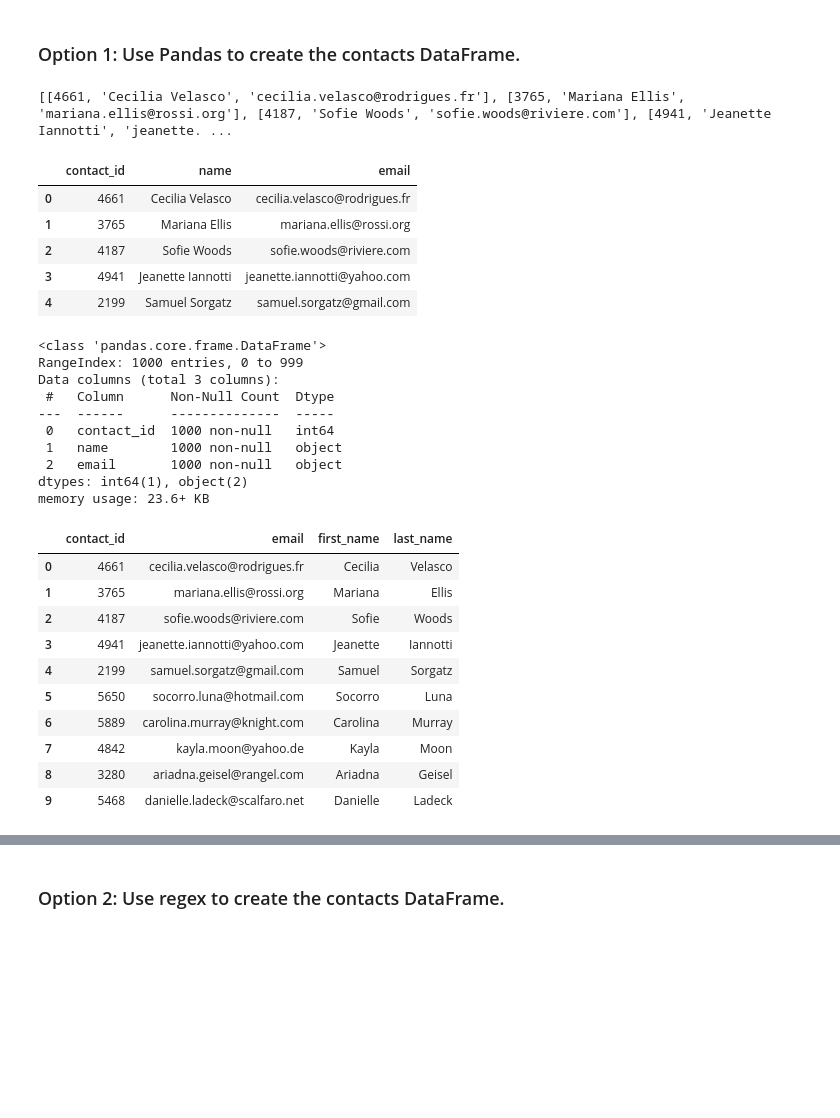
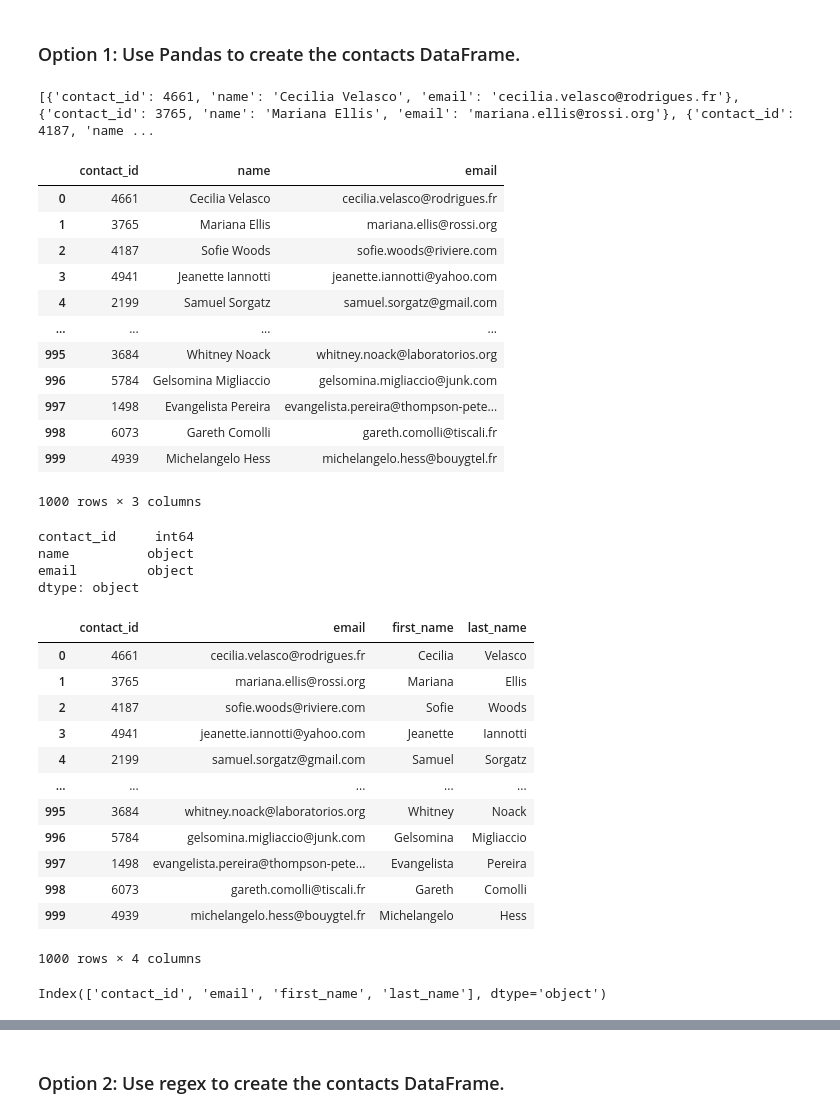
Before and after one commit to Gorbulin1989/Crowdfunding_ETL, a Jupyter notebook: ETL_Mini_Project_AGorbulin.ipynb, the cells around one changed output, grey strips where cells are left out. Cells and saved outputs as stored; diff of their text form; code cells hidden in the pictures; blank space fills up the shorter version.

```diff
--- a/ETL_Mini_Project_AGorbulin.ipynb
+++ b/ETL_Mini_Project_AGorbulin.ipynb
@@ -324,18 +322,28 @@ Then export the DataFrame as a `contacts.csv` CSV file.
 # %% [markdown]
 ### Option 1: Use Pandas to create the contacts DataFrame.
 # %%
+## I am leaving the keys in to make dataframe creation easier
 # Iterate through the contact_info_df and convert each row to a dictionary.
 import json
 dict_values = []
+for row in contact_info_df.values[1:]:
+
+    #row_dict = row.to_dict()
+
+    dict_values.append(json.loads(str(row[0])))
+
+
 
 
 # Print out the list of values for each row.
 print(dict_values)
 # %% [output]
-[[4661, 'Cecilia Velasco', 'cecilia.velasco@rodrigues.fr'], [3765, 'Mariana Ellis', 'mariana.ellis@rossi.org'], [4187, 'Sofie Woods', 'sofie.woods@riviere.com'], [4941, 'Jeanette Iannotti', 'jeanette. ...
+[{'contact_id': 4661, 'name': 'Cecilia Velasco', 'email': 'cecilia.velasco@rodrigues.fr'}, {'contact_id': 3765, 'name': 'Mariana Ellis', 'email': 'mariana.ellis@rossi.org'}, {'contact_id': 4187, 'name ...
 # %%
 # Create a contact_info DataFrame and add each list of values, i.e., each row
 # to the 'contact_id', 'name', 'email' columns.
+contact_info = pd.DataFrame(dict_values)
+contact_info
 # %% [output]
 |  | contact_id | name | email |
 | 0 | 4661 | Cecilia Velasco | cecilia.velasco@rodrigues.fr |
@@ -343,35 +351,46 @@ print(dict_values)
 | 2 | 4187 | Sofie Woods | sofie.woods@riviere.com |
 | 3 | 4941 | Jeanette Iannotti | jeanette.iannotti@yahoo.com |
 | 4 | 2199 | Samuel Sorgatz | samuel.sorgatz@gmail.com |
+| ... | ... | ... | ... |
+| 995 | 3684 | Whitney Noack | whitney.noack@laboratorios.org |
+| 996 | 5784 | Gelsomina Migliaccio | gelsomina.migliaccio@junk.com |
+| 997 | 1498 | Evangelista Pereira | evangelista.pereira@thompson-pete... |
+| 998 | 6073 | Gareth Comolli | gareth.comolli@tiscali.fr |
+| 999 | 4939 | Michelangelo Hess | michelangelo.hess@bouygtel.fr |
+1000 rows × 3 columns
 # %%
 # Check the datatypes.
+contact_info.dtypes
 # %% [output]
-<class 'pandas.core.frame.DataFrame'>
-RangeIndex: 1000 entries, 0 to 999
-Data columns (total 3 columns):
- #   Column      Non-Null Count  Dtype
----  ------      --------------  -----
- 0   contact_id  1000 non-null   int64
- 1   name        1000 non-null   object
- 2   email       1000 non-null   object
-dtypes: int64(1), object(2)
-memory usage: 23.6+ KB
+contact_id     int64
+name          object
+email         object
+dtype: object
 # %%
 # Create a "first"name" and "last_name" column with the first and last names from the "name" column.
 
+contact_info[['first_name','last_name']] = contact_info['name'].str.split(' ', n=1, expand=True)
 
 # Drop the contact_name column
+contact_info.drop(['name'],axis=1,inplace=True)
+contact_info
 # %% [output]
 |  | contact_id | email | first_name | last_name |
 | 0 | 4661 | cecilia.velasco@rodrigues.fr | Cecilia | Velasco |
 | 1 | 3765 | mariana.ellis@rossi.org | Mariana | Ellis |
 | 2 | 4187 | sofie.woods@riviere.com | Sofie | Woods |
 | 3 | 4941 | jeanette.iannotti@yahoo.com | Jeanette | Iannotti |
 | 4 | 2199 | samuel.sorgatz@gmail.com | Samuel | Sorgatz |
-| 5 | 5650 | socorro.luna@hotmail.com | Socorro | Luna |
-| 6 | 5889 | carolina.murray@knight.com | Carolina | Murray |
-| 7 | 4842 | kayla.moon@yahoo.de | Kayla | Moon |
-| 8 | 3280 | ariadna.geisel@rangel.com | Ariadna | Geisel |
-| 9 | 5468 | danielle.ladeck@scalfaro.net | Danielle | Ladeck |
+| ... | ... | ... | ... | ... |
+| 995 | 3684 | whitney.noack@laboratorios.org | Whitney | Noack |
+| 996 | 5784 | gelsomina.migliaccio@junk.com | Gelsomina | Migliaccio |
+| 997 | 1498 | evangelista.pereira@thompson-pete... | Evangelista | Pereira |
+| 998 | 6073 | gareth.comolli@tiscali.fr | Gareth | Comolli |
+| 999 | 4939 | michelangelo.hess@bouygtel.fr | Michelangelo | Hess |
+1000 rows × 4 columns
+# %%
+contact_info.columns
+# %% [output]
+Index(['contact_id', 'email', 'first_name', 'last_name'], dtype='object')
 # %%
 # Reorder the columns
```
Also changed, not shown: parts of 5 cells of this notebook, 3 other files.
